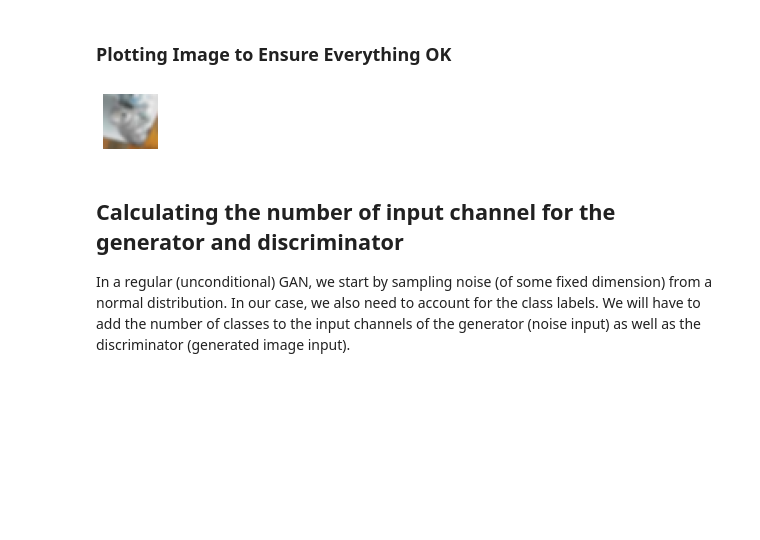
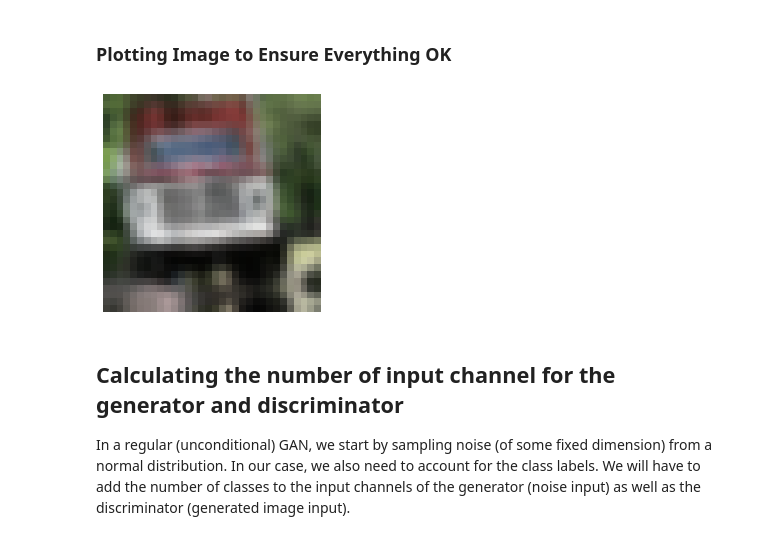
Before and after one commit to mschrader15/homework, a Jupyter notebook: spring-2022/ece-693/HW5/HW5 copy.ipynb, the cells around one changed output. Cells and saved outputs as stored; diff of their text form; code cells hidden in the pictures; blank space fills up the shorter version.

```diff
--- a/spring-2022/ece-693/HW5/HW5 copy.ipynb
+++ b/spring-2022/ece-693/HW5/HW5 copy.ipynb
@@ -218,16 +217,16 @@ Shape of training labels: (60000, 10)
 # %%
 import matplotlib.pyplot as plt
 
 # plotting the data augmentation and the color distortion
-plt.figure(figsize=(1, 1))
+# plt.figure(figsize=(1, 1))
 # plt.figure()
 for images, _ in dataset.take(1):
     # augmented_images = data_augementation()(images)
     # ax = plt.subplot(3, 3, i + 1)
     plt.imshow(images[0])
     plt.axis("off")
 # %% [output]
-[figure, old version]
+[figure, new version]
 # %% [markdown]
 ## Calculating the number of input channel for the generator and discriminator
 
```
Also changed, not shown: parts of 8 cells of this notebook, 5 other files.
